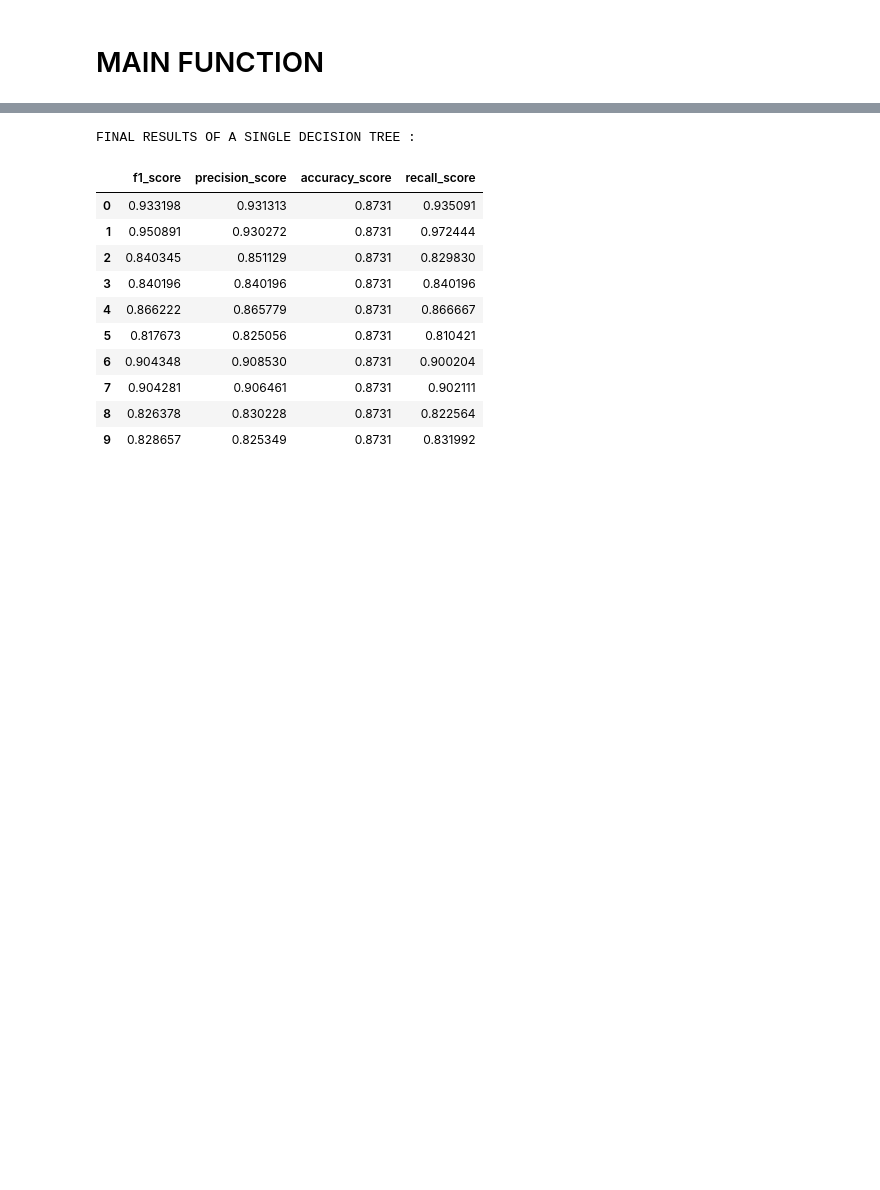
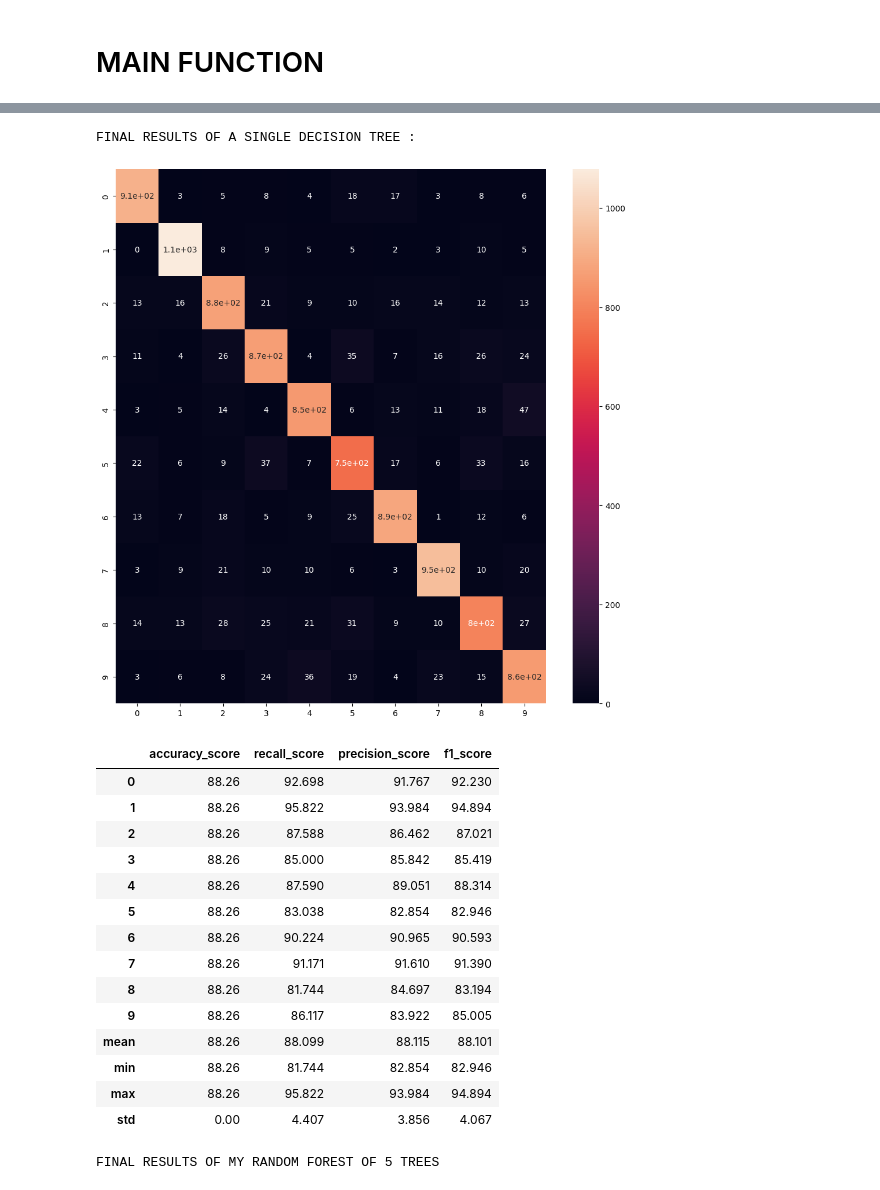
Before and after one commit to Nuzz23/01TWZSM_DataScienceLab, a Jupyter notebook: Lab/L06/E03/E03.ipynb, the cells around one changed output, grey strips where cells are left out. Saved outputs shown, nothing was run; the diff lists cells and outputs as text; code cells hidden in the pictures; blank space fills up the shorter version.

```diff
--- a/Lab/L06/E03/E03.ipynb
+++ b/Lab/L06/E03/E03.ipynb
@@ -33,19 +34,21 @@ def readMnistDataset(file:str)->pd.DataFrame:
 Train a single decision tree (with the default parameters) on the training set, then compute its
 accuracy on the test set.
 # %%
-def computeMetrics(yTrue:pd.DataFrame, yPred:pd.DataFrame, metrics:list=METRICS, options:dict[dict]=METRICS_PARAMETER,
+def computeMetrics(yTrue:pd.DataFrame, yPred:pd.DataFrame, metrics:list=METRICS_PARAMETER,
                     printMap: bool=False)->dict[str:float]:
     if printMap:
         fig, ax = plt.subplots(1,1,figsize=(12,12))
         heatmap(confusion_matrix(yTrue, yPred), annot=True, ax=ax)
         plt.show()
 
-    return pd.DataFrame({str(metric).split()[1]:metric(yTrue, yPred, **options[metric]) if options[metric] else metric(yTrue, yPred)
+    val = pd.DataFrame({str(metric).split()[1]:(metric(yTrue, yPred, **metrics[metric])if metrics[metric] else metric(yTrue, yPred))*100
             for metric in metrics})
 
+    return (pd.concat([val, val.agg(func=['mean', 'min', 'max', 'std'], axis=0)], axis=0)
+            .map(lambda x: x if not isinstance(x, float) else (round(x, 3) if x > 1e-6 else 0)))
 
 def createAndTestSingleRandomTree(xTrain:pd.DataFrame, xTest:pd.DataFrame, yTrain:pd.DataFrame, yTest:pd.DataFrame,
-                                metrics:list=METRICS, options:dict[dict]=METRICS_PARAMETER, printMap: bool=False)->dict[str:float]:
+                                metrics:list=METRICS_PARAMETER, printMap: bool=False)->dict[str:float]:
 
     return computeMetrics(yTest, DecisionTreeClassifier().fit(xTrain, yTrain).predict(xTest),
-                            metrics=metrics, printMap=printMap, options=options)
+                            metrics=metrics, printMap=printMap)
@@ -52,3 +67,8 @@ def createAndTestSingleRandomTree(xTrain:pd.DataFrame, xTest:pd.DataFrame, yTrai
+# %%
+def testMyOwnRandomForest(xTrain:pd.DataFrame, xTest:pd.DataFrame, yTrain:pd.DataFrame, yTest:pd.DataFrame,
+                        estimators:int=10)->None:
+    print(f"FINAL RESULTS OF MY RANDOM FOREST OF {estimators} TREES")
+    return computeMetrics(yTest, ForestaRandomica(nEstimators=estimators).fit(xTrain, yTrain) , printMap=True)
 # %% [markdown]
 # MAIN FUNCTION
 # %% [markdown]
@@ -65,27 +85,36 @@ This is the main function of the program, it does the following things:
 # %%
 def main()->None:
     df = readMnistDataset(INPUT_FILE_PATH) # 1
     xTrain, xTest, yTrain, yTest = train_test_split(df.loc[:, df.columns.difference({'label'})],
                                                     df['label'], test_size=1/7, shuffle=True, stratify=df['label']) # 1
 
-    res = createAndTestSingleRandomTree(xTrain, xTest, yTrain, yTest, printMap=True) # 2
     print("FINAL RESULTS OF A SINGLE DECISION TREE :") # 2
-    display(res) # 2
+    display(createAndTestSingleRandomTree(xTrain, xTest, yTrain, yTest, printMap=True)) # 2
 
+    # 3 check class ForestaRandomica
+
+    for estimators in range(10, 100, 10):
+        testMyOwnRandomForest(xTrain, xTest, yTrain, yTest, estimators)
 
 
 
 main()
 # %% [output]
 FINAL RESULTS OF A SINGLE DECISION TREE :
+[figure, added]
-|  | f1_score | precision_score | accuracy_score | recall_score |
-| 0 | 0.933198 | 0.931313 | 0.8731 | 0.935091 |
-| 1 | 0.950891 | 0.930272 | 0.8731 | 0.972444 |
-| 2 | 0.840345 | 0.851129 | 0.8731 | 0.829830 |
-| 3 | 0.840196 | 0.840196 | 0.8731 | 0.840196 |
-| 4 | 0.866222 | 0.865779 | 0.8731 | 0.866667 |
-| 5 | 0.817673 | 0.825056 | 0.8731 | 0.810421 |
-| 6 | 0.904348 | 0.908530 | 0.8731 | 0.900204 |
-| 7 | 0.904281 | 0.906461 | 0.8731 | 0.902111 |
-| 8 | 0.826378 | 0.830228 | 0.8731 | 0.822564 |
-| 9 | 0.828657 | 0.825349 | 0.8731 | 0.831992 |
+|  | accuracy_score | recall_score | precision_score | f1_score |
+| 0 | 88.26 | 92.698 | 91.767 | 92.230 |
+| 1 | 88.26 | 95.822 | 93.984 | 94.894 |
+| 2 | 88.26 | 87.588 | 86.462 | 87.021 |
+| 3 | 88.26 | 85.000 | 85.842 | 85.419 |
+| 4 | 88.26 | 87.590 | 89.051 | 88.314 |
+| 5 | 88.26 | 83.038 | 82.854 | 82.946 |
+| 6 | 88.26 | 90.224 | 90.965 | 90.593 |
+| 7 | 88.26 | 91.171 | 91.610 | 91.390 |
+| 8 | 88.26 | 81.744 | 84.697 | 83.194 |
+| 9 | 88.26 | 86.117 | 83.922 | 85.005 |
+| mean | 88.26 | 88.099 | 88.115 | 88.101 |
+| min | 88.26 | 81.744 | 82.854 | 82.946 |
+| max | 88.26 | 95.822 | 93.984 | 94.894 |
+| std | 0.00 | 4.407 | 3.856 | 4.067 |
+FINAL RESULTS OF MY RANDOM FOREST OF 5 TREES
```
Also changed, not shown: parts of 7 cells of this notebook, 1 other file.
